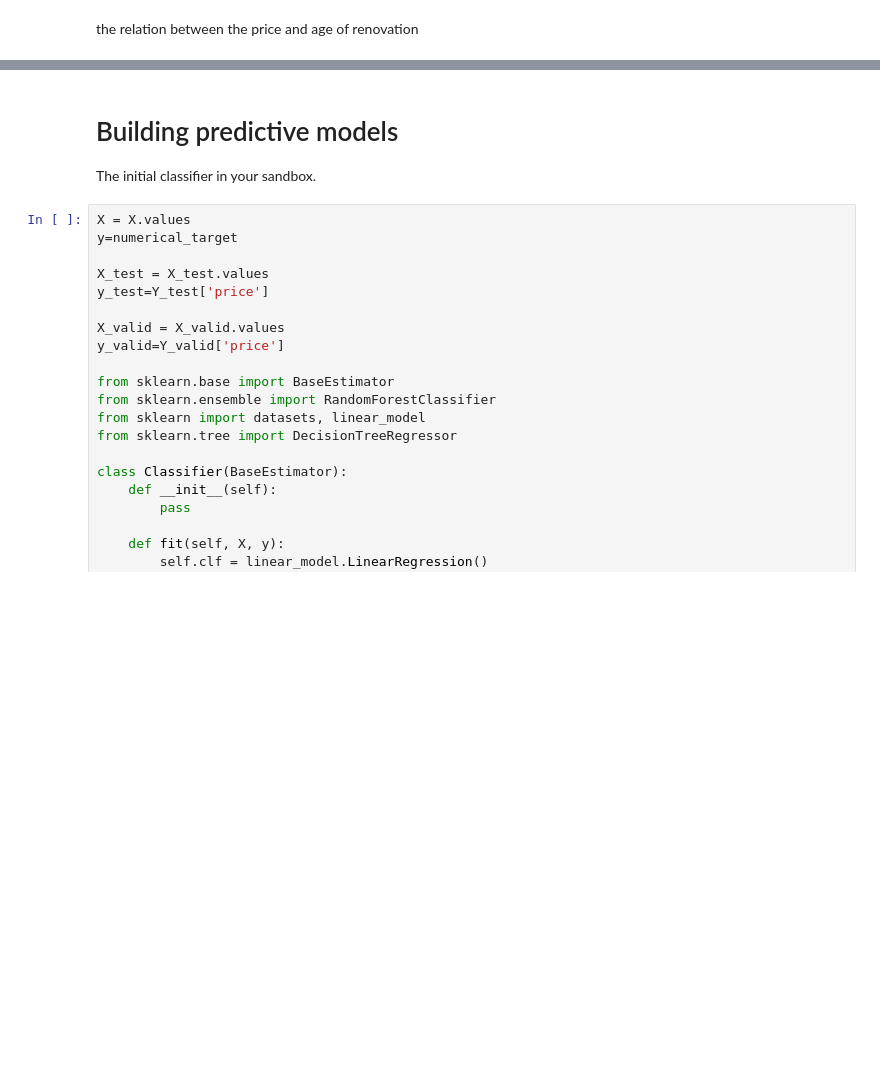
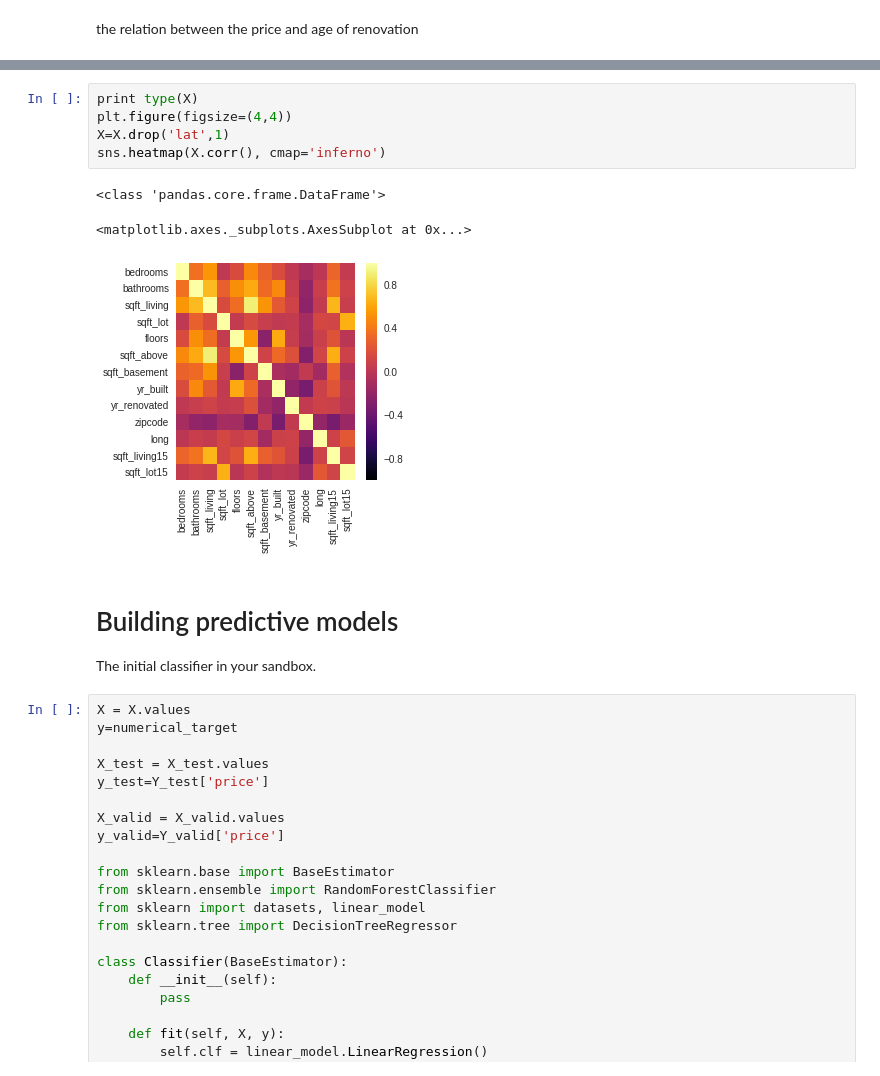
Before and after one commit to solidarite/friend, a Jupyter notebook: README.ipynb, the cells around one changed output, grey strips where cells are left out. Drawn from its saved outputs; the diff is of its cells as text; blank space fills up the shorter version.

```diff
--- a/README.ipynb
+++ b/README.ipynb
@@ -202,3 +228,12 @@ plt.show();
+# %%
+print type(X)
+plt.figure(figsize=(4,4))
+X=X.drop('lat',1)
+sns.heatmap(X.corr(), cmap='inferno')
+# %% [output]
+<class 'pandas.core.frame.DataFrame'>
+<matplotlib.axes._subplots.AxesSubplot at 0x...>
+[figure, added]
 # %% [markdown]
 # Building predictive models
 The initial classifier in your sandbox.
```
Also changed, not shown: parts of 14 cells of this notebook.
